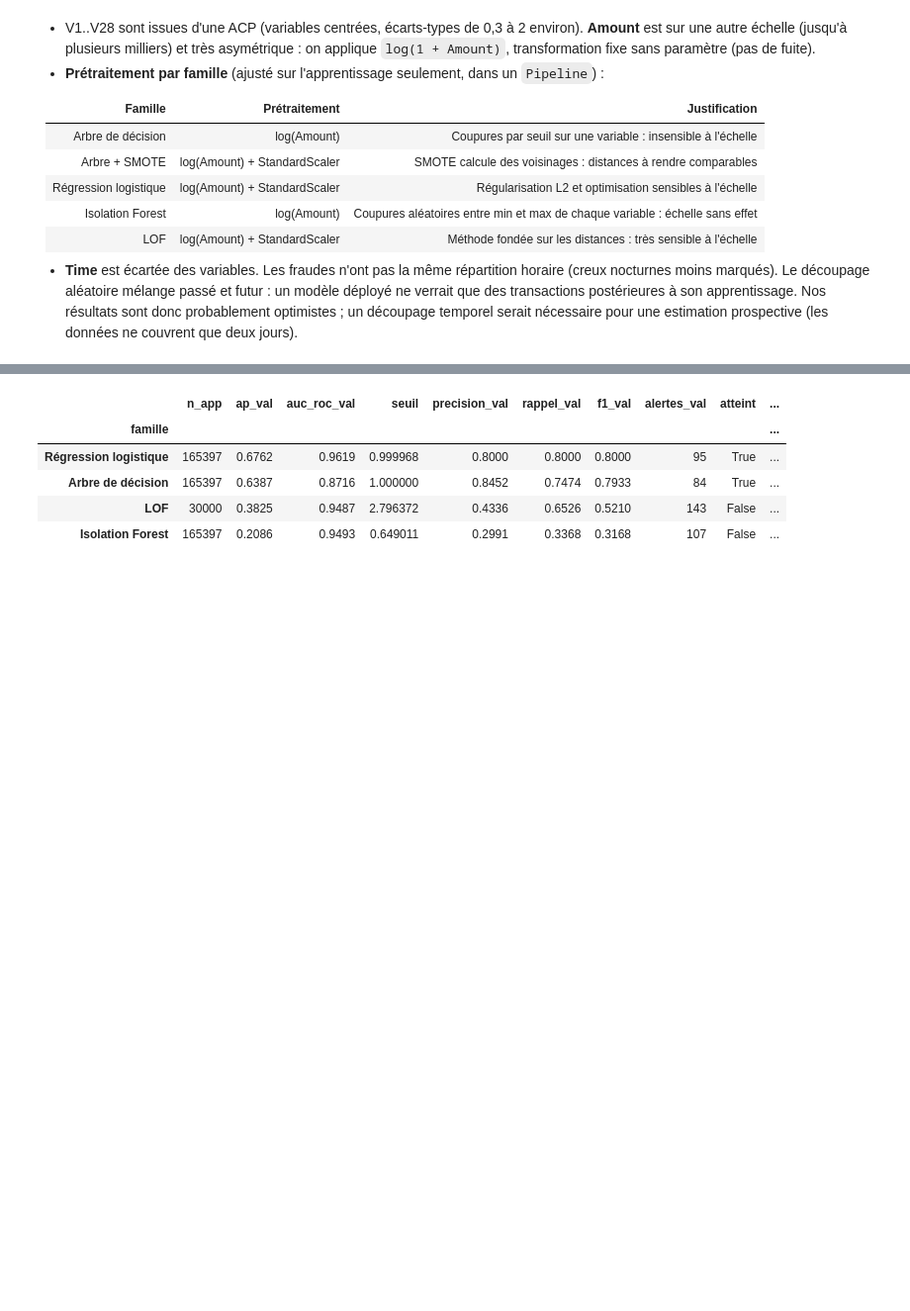
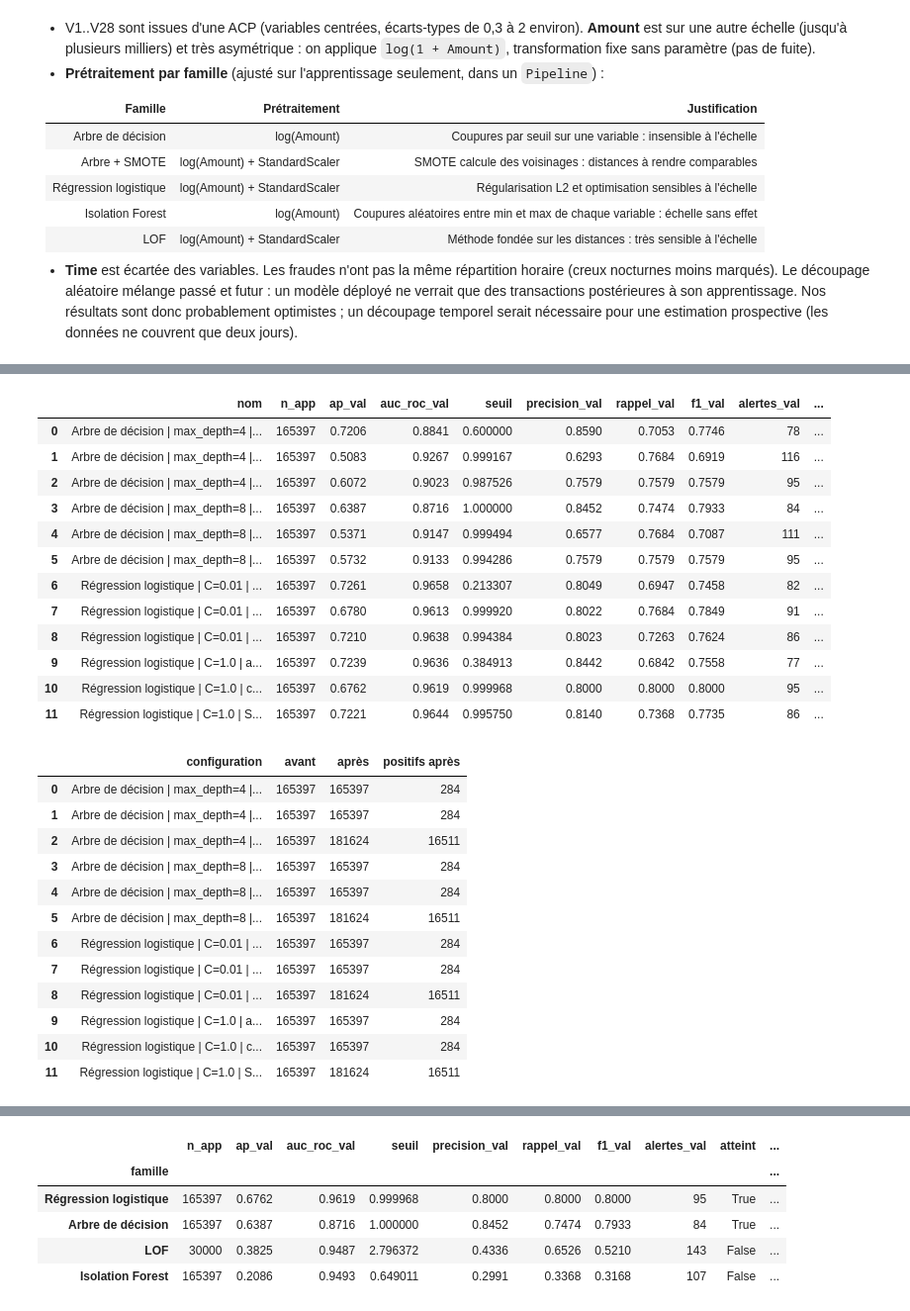
Before and after one commit to fiftycommit/MAYULU, a Jupyter notebook: TP_detection_anomalies.ipynb, the cells around one changed output, grey strips where cells are left out. Shown at 99% size. Saved outputs shown, nothing was run; the diff lists cells and outputs as text; code cells hidden in the pictures; blank space fills up the shorter version.

```diff
--- a/TP_detection_anomalies.ipynb
+++ b/TP_detection_anomalies.ipynb
@@ -579,0 +557,80 @@ Sous-échantillon LOF : 30000 transactions dont 52 fraudes
+# %%
+PRECISION_MIN_FRAUDE = 0.80
+
+def configurations_supervisees(pretraitement, graine=GRAINE):
+    """
+    Rôles : Construire les 2 x 6 configurations supervisées (arbre et logistique).
+    Saisies :
+        - pretraitement : fonction (standardiser) -> étapes de Pipeline (Credit Card ou AI4I)
+        - graine : graine aléatoire
+    Résultat : liste de configurations pour utils.comparer_configurations
+    """
+    configs = []
+    familles = [
+        ("Arbre de décision", "max_depth", [4, 8],
+         lambda v, cw: DecisionTreeClassifier(max_depth=v, class_weight=cw, random_state=graine), False),
+        ("Régression logistique", "C", [0.01, 1.0],
+         lambda v, cw: LogisticRegression(C=v, class_weight=cw, max_iter=2000), True),
+    ]
+    for famille, param, valeurs, creer, standardiser in familles:
+        for v in valeurs:
+            for desequilibre in ["aucun", "class_weight", "SMOTE"]:
+                cw = "balanced" if desequilibre == "class_weight" else None
+                # SMOTE impose une standardisation préalable (voisinages)
+                std = standardiser or desequilibre == "SMOTE"
+                etapes = list(pretraitement(std))
+                if desequilibre == "SMOTE":
+                    etapes.append(("smote", SMOTE(sampling_strategy=0.1, k_neighbors=5, random_state=graine)))
+                etapes.append(("modele", creer(v, cw)))
+                configs.append({"famille": famille, "nom": f"{famille} | {param}={v} | {desequilibre}",
+                                "pretraitement": " + ".join(n for n, _ in etapes[:-1] if n != "smote"),
+                                "desequilibre": desequilibre, "modele": Pipeline(etapes)})
+    return configs
+
+
+
+configs_supervisees_cc = configurations_supervisees(utils.pretraitement_creditcard)
+colonnes_val = ["nom", "n_app", "ap_val", "auc_roc_val", "seuil", "precision_val", "rappel_val",
+                "f1_val", "alertes_val", "atteint", "temps_app_s", "temps_score_val_s"]
+
+resultats_supervises_cc, modeles_supervises_cc = utils.comparer_configurations(
+    configs_supervisees_cc, (X_app_cc, y_app_cc), (X_val_cc, y_val_cc), PRECISION_MIN_FRAUDE)
+display(arrondir(resultats_supervises_cc[colonnes_val]))
+
+# Effectifs effectivement utilisés après rééchantillonnage éventuel
+lignes_effectifs = []
+for config in configs_supervisees_cc:
+    X_entree, y_entree = config.get("app", (X_app_cc, y_app_cc))
+    pipeline = modeles_supervises_cc[config["nom"]]
+    ajouts = pipeline.named_steps["smote"].sampling_strategy_ if "smote" in pipeline.named_steps else {}
+    lignes_effectifs.append({"configuration": config["nom"], "avant": len(X_entree),
+                            "après": len(X_entree) + sum(ajouts.values()),
+                            "positifs après": int(y_entree.sum()) + int(ajouts.get(1, 0))})
+display(pd.DataFrame(lignes_effectifs))
+# %% [output]
+|  | nom | n_app | ap_val | auc_roc_val | seuil | precision_val | rappel_val | f1_val | alertes_val | ... |
+| 0 | Arbre de décision | max_depth=4 |... | 165397 | 0.7206 | 0.8841 | 0.600000 | 0.8590 | 0.7053 | 0.7746 | 78 | ... |
+| 1 | Arbre de décision | max_depth=4 |... | 165397 | 0.5083 | 0.9267 | 0.999167 | 0.6293 | 0.7684 | 0.6919 | 116 | ... |
+| 2 | Arbre de décision | max_depth=4 |... | 165397 | 0.6072 | 0.9023 | 0.987526 | 0.7579 | 0.7579 | 0.7579 | 95 | ... |
+| 3 | Arbre de décision | max_depth=8 |... | 165397 | 0.6387 | 0.8716 | 1.000000 | 0.8452 | 0.7474 | 0.7933 | 84 | ... |
+| 4 | Arbre de décision | max_depth=8 |... | 165397 | 0.5371 | 0.9147 | 0.999494 | 0.6577 | 0.7684 | 0.7087 | 111 | ... |
+| 5 | Arbre de décision | max_depth=8 |... | 165397 | 0.5732 | 0.9133 | 0.994286 | 0.7579 | 0.7579 | 0.7579 | 95 | ... |
+| 6 | Régression logistique | C=0.01 | ... | 165397 | 0.7261 | 0.9658 | 0.213307 | 0.8049 | 0.6947 | 0.7458 | 82 | ... |
+| 7 | Régression logistique | C=0.01 | ... | 165397 | 0.6780 | 0.9613 | 0.999920 | 0.8022 | 0.7684 | 0.7849 | 91 | ... |
+| 8 | Régression logistique | C=0.01 | ... | 165397 | 0.7210 | 0.9638 | 0.994384 | 0.8023 | 0.7263 | 0.7624 | 86 | ... |
+| 9 | Régression logistique | C=1.0 | a... | 165397 | 0.7239 | 0.9636 | 0.384913 | 0.8442 | 0.6842 | 0.7558 | 77 | ... |
+| 10 | Régression logistique | C=1.0 | c... | 165397 | 0.6762 | 0.9619 | 0.999968 | 0.8000 | 0.8000 | 0.8000 | 95 | ... |
+| 11 | Régression logistique | C=1.0 | S... | 165397 | 0.7221 | 0.9644 | 0.995750 | 0.8140 | 0.7368 | 0.7735 | 86 | ... |
+|  | configuration | avant | après | positifs après |
+| 0 | Arbre de décision | max_depth=4 |... | 165397 | 165397 | 284 |
+| 1 | Arbre de décision | max_depth=4 |... | 165397 | 165397 | 284 |
+| 2 | Arbre de décision | max_depth=4 |... | 165397 | 181624 | 16511 |
+| 3 | Arbre de décision | max_depth=8 |... | 165397 | 165397 | 284 |
+| 4 | Arbre de décision | max_depth=8 |... | 165397 | 165397 | 284 |
+| 5 | Arbre de décision | max_depth=8 |... | 165397 | 181624 | 16511 |
+| 6 | Régression logistique | C=0.01 | ... | 165397 | 165397 | 284 |
+| 7 | Régression logistique | C=0.01 | ... | 165397 | 165397 | 284 |
+| 8 | Régression logistique | C=0.01 | ... | 165397 | 181624 | 16511 |
+| 9 | Régression logistique | C=1.0 | a... | 165397 | 165397 | 284 |
+| 10 | Régression logistique | C=1.0 | c... | 165397 | 165397 | 284 |
+| 11 | Régression logistique | C=1.0 | S... | 165397 | 181624 | 16511 |
```
Also changed, not shown: parts of 93 cells of this notebook, 6 other files.
